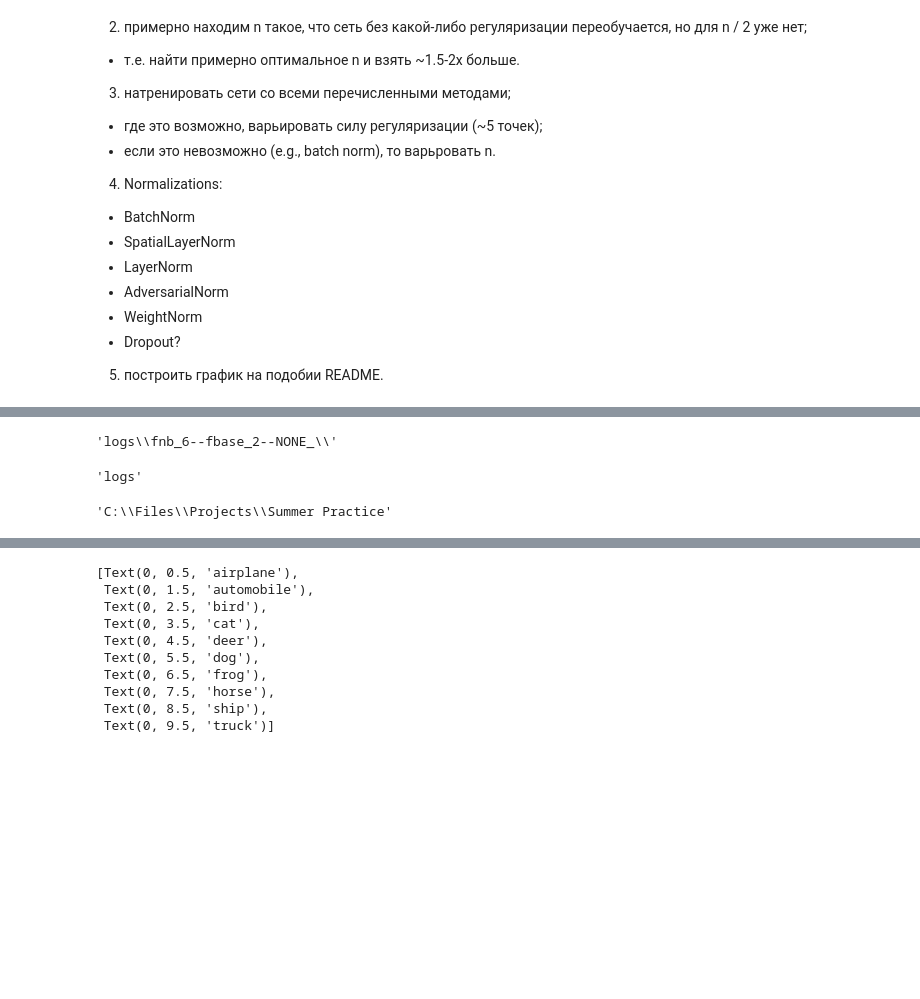
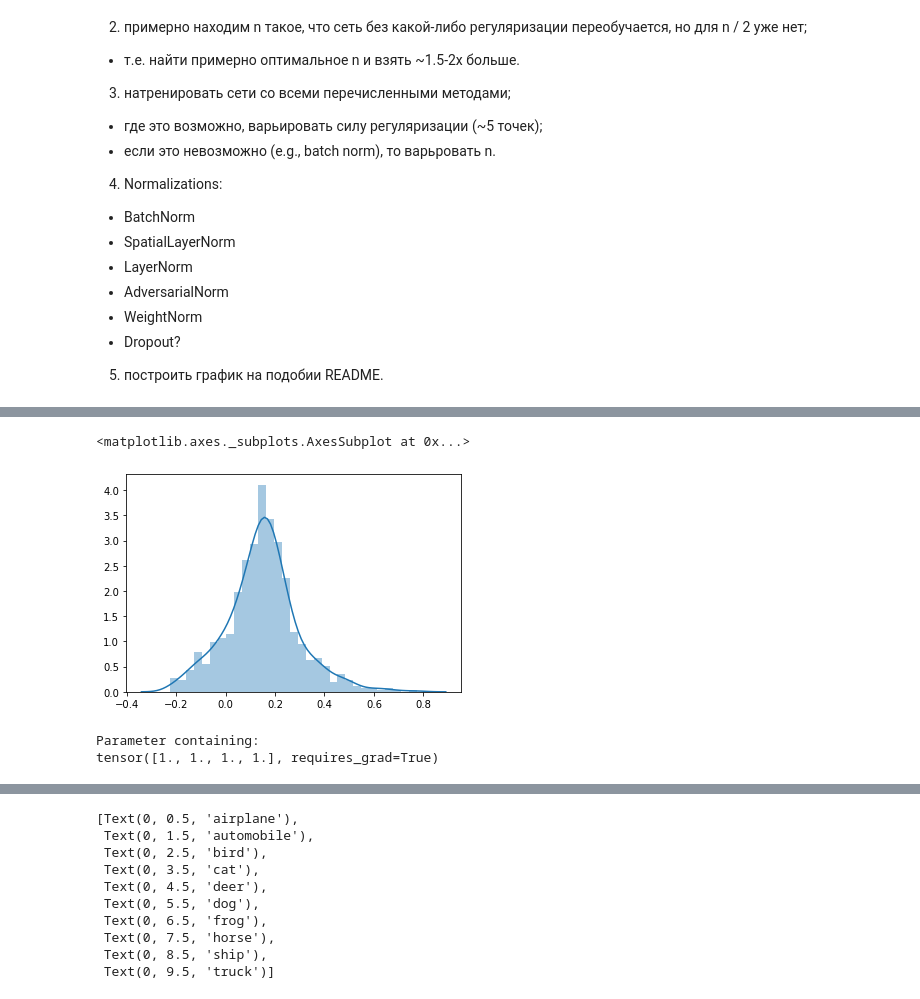
Before and after one commit to 7rick03ligh7/Adversarial_Normalization, a Jupyter notebook: ipynb_notebooks/vgglike.ipynb, the cells around one changed output, grey strips where cells are left out. Saved outputs shown, nothing was run; the diff lists cells and outputs as text; code cells hidden in the pictures; blank space fills up the shorter version.

Commit message:
[EDIT] gitignore [ADD] notebook AdversNorm initial [ADD] new paper of normalization

```diff
--- a/ipynb_notebooks/vgglike.ipynb
+++ b/ipynb_notebooks/vgglike.ipynb
@@ -221,0 +362,2 @@ def checkParams(model_params):
+# %%
+_, tr, pr = m(a)
@@ -572,5 +941,5 @@ print(generate_filters(conv_layers_nb=6, filters_base=2, begin_factor=2))
 # %%
-%%time
+# %%time
 
 classes =[
      'airplane',
@@ -587,14 +956,18 @@ classes =[
 
 # model params
 model_params = {
-    'filters': [4, 6, 8, 12, 16, 24],
-    'pool_positions': [1, 3, 5, 7, 9], # indexing start from 0
-    'regulz_type': 'None',
+    'filters': [4, 6, 10, 14, 22, 30],
+    'pool_positions': [2, 5], # indexing start from 0
+    'regulz_type': 'AdversarialNorm',
     'pool_factor': 2,
     'classes': classes,
     'classes_nb': 10,
-    'input_shape': [3, 32, 32], # [C, H, W]
-    'batch_size': 128
+    'input_shape': [3, 32, 32], # [C, H, W],
+    'elu_alpha': 0.1,
+    'lambd': 1,
+    'weight_decay': 0,
+    'seed': 42,
+    'batch_size': 256
 }
 
 # recreate log directory
@@ -603,9 +976,10 @@ logpath = './'+LOGDIR+'/'+logname
 if os.path.exists(logpath):
     shutil.rmtree(logpath)
 os.makedirs(logpath, exist_ok=True)
+model_params['logpath'] = logpath
 
 # model initialize
-model = VGGLike(model_params, logpath=logpath, seed=42)
+model = VGGLike(model_params)
 
 os.makedirs(logpath+'/checkpoints/best/', exist_ok=True)
 checkpoint_callback = ModelCheckpoint(
@@ -623,14 +997,14 @@ trainer = Trainer(logger=tb_logger, gpus=1, max_epochs=10,
                   checkpoint_callback=checkpoint_callback,
                   num_sanity_val_steps=0,
                   weights_summary=None,
-                  progress_bar_refresh_rate=1
+                  progress_bar_refresh_rate=5
                  )
 trainer.fit(model)
 
 # save history
-pd.DataFrame(model.history['train_loss'], columns=['train_loss']).to_csv(logpath+'/train_loss.csv', index=False)
-pd.DataFrame(model.history['train']).to_csv(logpath+'/train.csv', index=False)
-pd.DataFrame(model.history['val']).to_csv(logpath+'/val.csv', index=False)
+# pd.DataFrame(model.history['train_loss'], columns=['train_loss']).to_csv(logpath+'/train_loss.csv', index=False)
+# pd.DataFrame(model.history['train']).to_csv(logpath+'/train.csv', index=False)
+# pd.DataFrame(model.history['val']).to_csv(logpath+'/val.csv', index=False)
 # %% [output]
 GPU available: True, used: True
 TPU available: False, using: 0 TPU cores
@@ -647,12 +1014,20 @@ tensor([4.])
-# %%
-model.trainer.logger.log_dir
-# %% [output]
-'logs\\fnb_6--fbase_2--NONE_\\'
-# %%
-LOGDIR
-# %% [output]
-'logs'
-# %%
-os.getcwd()
-# %% [output]
-'C:\\Files\\Projects\\Summer Practice'
+# %%
+train_data = torchvision.datasets.CIFAR10(
+            './data',
+            train=False,
+            download=False
+            )
+# %%
+t = transforms.Compose([
+    transforms.ToTensor()])
+# %%
+a = t(train_data.data[5])
+sns.distplot(model.model.conv2(model.model.conv1(a.unsqueeze(0)))[0,0].flatten().detach().cpu())
+# %% [output]
+<matplotlib.axes._subplots.AxesSubplot at 0x...>
+[figure, added]
+# %%
+model.model.adv_norm1.scale
+# %% [output]
+Parameter containing:
+tensor([1., 1., 1., 1.], requires_grad=True)
```
Also changed, not shown: parts of 30 cells of this notebook, 2 other files.
